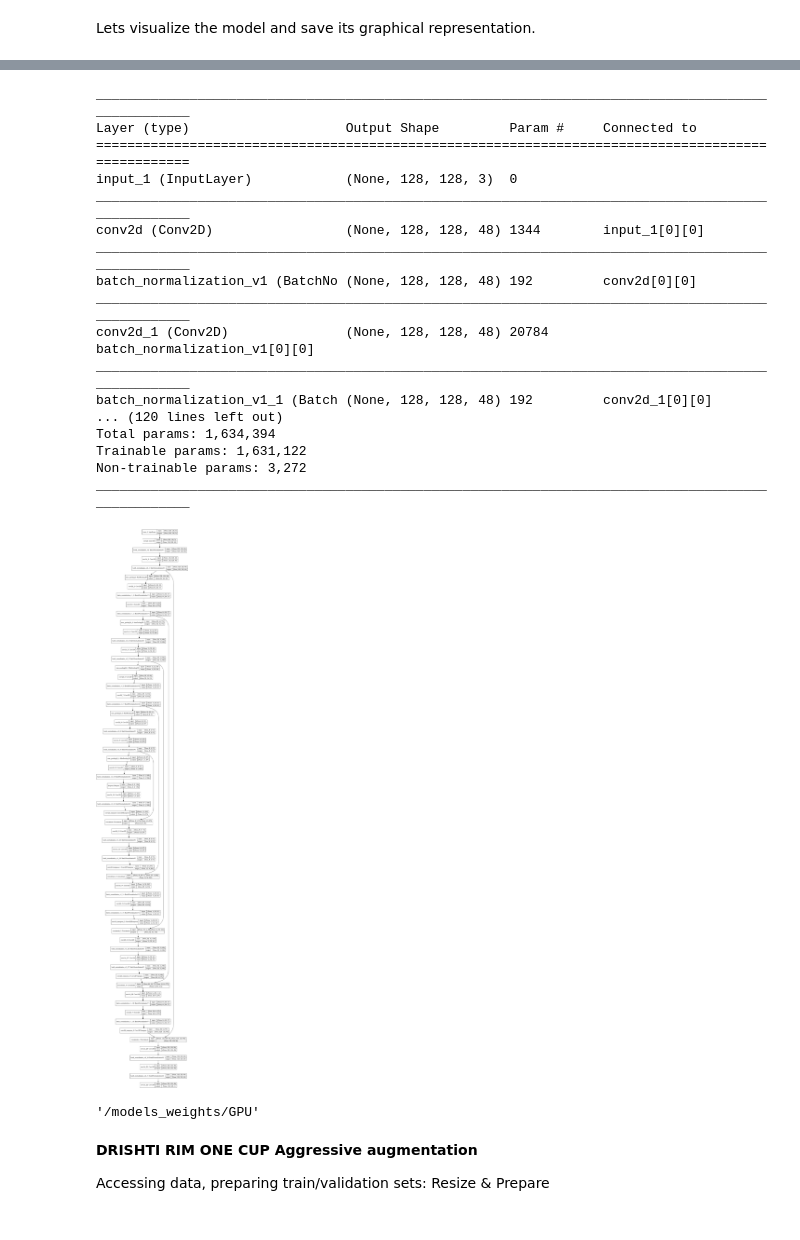
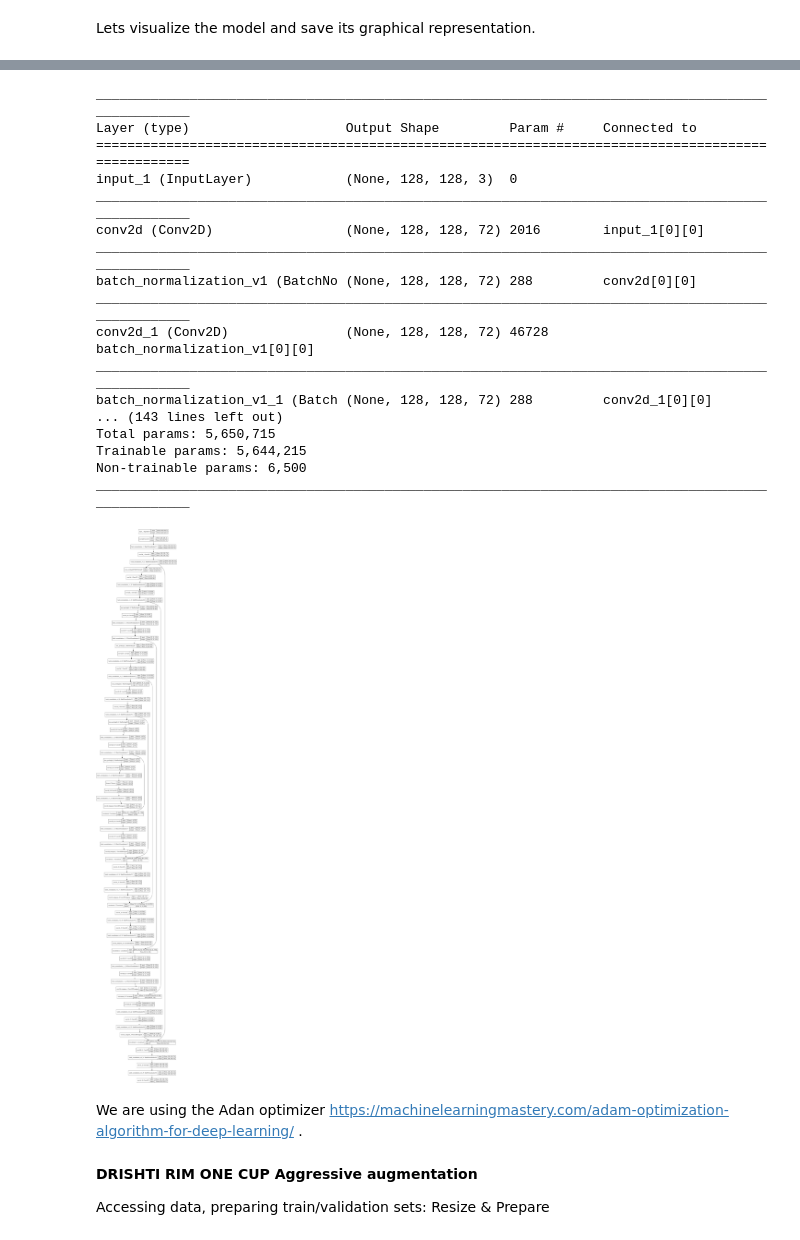
Before and after one commit to javicivit/TPU-UNET, a Jupyter notebook: GPU_version_TPU_U_Net_Cup_Disc_Segmentation.ipynb, the cells around one changed output, grey strips where cells are left out. Drawn from its saved outputs; the diff is of its cells as text; code cells hidden in the pictures.

```diff
--- a/GPU_version_TPU_U_Net_Cup_Disc_Segmentation.ipynb
+++ b/GPU_version_TPU_U_Net_Cup_Disc_Segmentation.ipynb
@@ -231,2 +219,6 @@ Please use `rate` instead of `keep_prob`. Rate should be set to `rate = 1 - keep
 # %% [markdown]
 Lets visualize the model and save its graphical representation.
+# %%
+cup=True
+name='mX_TI_Cupd6w72ir12bn'
+model=UNet(img_shape,start_ch=72,upconv=False,dropout=0.2, depth=6,inc_rate=1.2, batchnorm=True, residual=False)
@@ -238,22 +237,22 @@ Layer (type)                    Output Shape         Param #     Connected to
 ==================================================================================================
 input_1 (InputLayer)            (None, 128, 128, 3)  0
 __________________________________________________________________________________________________
-conv2d (Conv2D)                 (None, 128, 128, 48) 1344        input_1[0][0]
+conv2d (Conv2D)                 (None, 128, 128, 72) 2016        input_1[0][0]
 __________________________________________________________________________________________________
-batch_normalization_v1 (BatchNo (None, 128, 128, 48) 192         conv2d[0][0]
+batch_normalization_v1 (BatchNo (None, 128, 128, 72) 288         conv2d[0][0]
 __________________________________________________________________________________________________
-conv2d_1 (Conv2D)               (None, 128, 128, 48) 20784       batch_normalization_v1[0][0]
+conv2d_1 (Conv2D)               (None, 128, 128, 72) 46728       batch_normalization_v1[0][0]
 __________________________________________________________________________________________________
-batch_normalization_v1_1 (Batch (None, 128, 128, 48) 192         conv2d_1[0][0]
-... (120 lines left out)
-Total params: 1,634,394
-Trainable params: 1,631,122
-Non-trainable params: 3,272
+batch_normalization_v1_1 (Batch (None, 128, 128, 72) 288         conv2d_1[0][0]
+... (143 lines left out)
+Total params: 5,650,715
+Trainable params: 5,644,215
+Non-trainable params: 6,500
 __________________________________________________________________________________________________
 # %%
 # Plot model graph
-plot_model(model, show_shapes=True, show_layer_names=True, to_file='model.png')
+plot_model(model, show_shapes=True, show_layer_names=True, to_file='/content/gdrive/My Drive/model.png')
 from IPython.display import Image
-Image(retina=True, filename='model.png')
+Image(retina=True, filename='/content/gdrive/My Drive/model.png')
 # %% [output]
-[figure, old version]
+[figure, new version]
@@ -264,16 +259,5 @@ model.compile(optimizer=tf.keras.optimizers.Adam(lr=0.00075 ), loss=log_dice_los
-# %%
-
-arch_name='GPU'
-weights_folder = os.path.join(os.path.dirname(os.getcwd()), 'models_weights', arch_name)
-
-def folder(folder_name):
-    if not os.path.exists(folder_name):
-        os.makedirs(folder_name)
-    return folder_name
-
-weights_folder
-# %% [output]
-'/models_weights/GPU'
+# %% [markdown]
+We are using the Adan optimizer https://machinelearningmastery.com/adam-optimization-algorithm-for-deep-learning/ .
 # %% [markdown]
 **DRISHTI RIM ONE CUP Aggressive augmentation**
 
```
Also changed, not shown: parts of 65 cells of this notebook.
